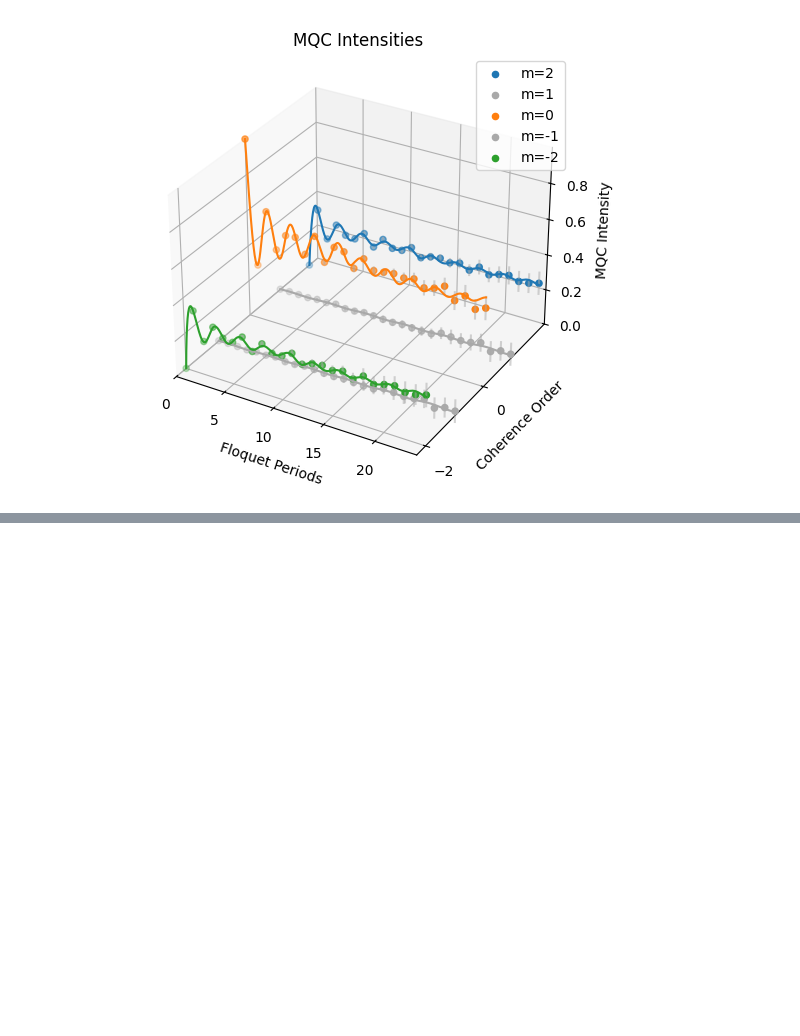
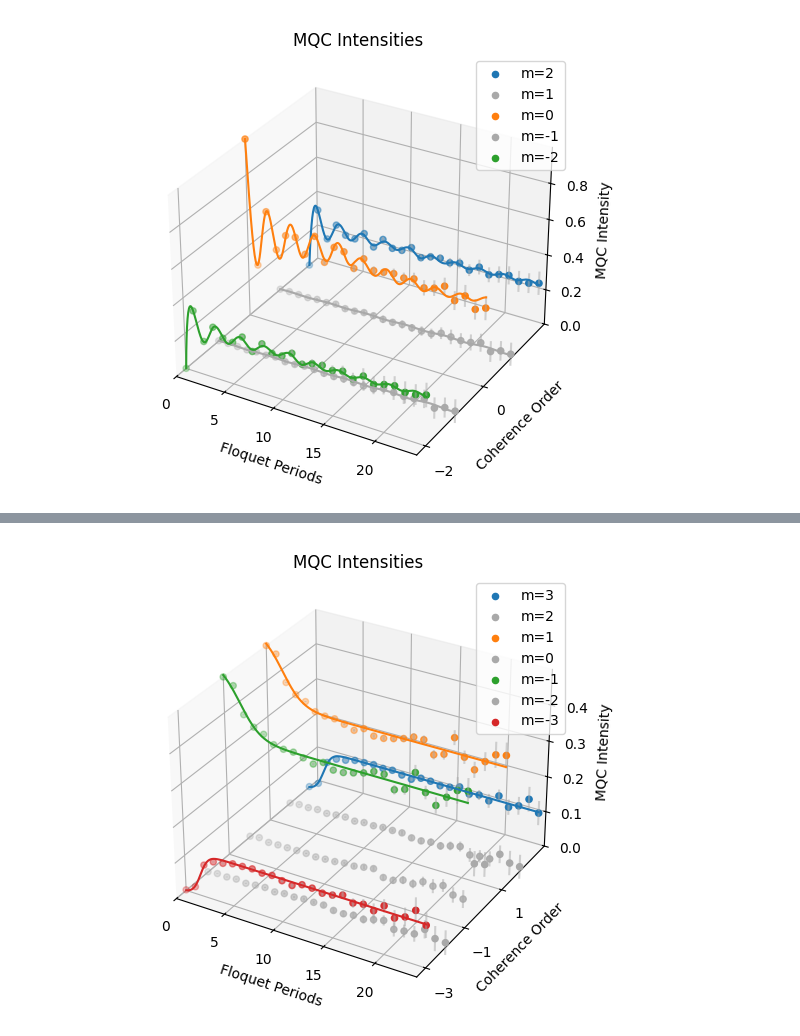
Before and after one commit to MasonBates/qeg-nmr-expt, a Jupyter notebook: mqc.ipynb, the cells around one changed output, grey strips where cells are left out. Saved outputs shown, nothing was run; the diff lists cells and outputs as text; code cells hidden in the pictures; blank space fills up the shorter version.

```diff
--- a/mqc.ipynb
+++ b/mqc.ipynb
@@ -240,0 +371,83 @@ plt.show()
+# %%
+data_path = settings.save_dir / "experiment_0007/data.json"
+
+if data_path is not None:
+    with open(data_path, "r") as f:
+        data_dict = json.load(f)
+elif expt is not None:
+    data_dict = expt.data
+else: raise ValueError("Must provide either data_path or expt for analysis.")
+
+re = np.array(data_dict["I_data"]) * 1e6
+im = np.array(data_dict["Q_data"]) * 1e6
+periods = np.array(data_dict["sweep_axis_outer"])
+rotation_deg = np.array(data_dict["sweep_axis_inner"])
+re = re[:, :, 0]  # Plot first point of FID for each period & rotation
+n_periods, n_phi = re.shape
+
+# error bars from standard deviation of im tail
+n_tail = min(20, im.shape[2])
+noise_floor = np.std(im[:, :, -n_tail:], axis=2)  # shape (period, phi)
+std = np.mean(noise_floor, axis=1)  # shape (period,)
+std_mqc = std[:, None] / np.sqrt(n_phi) # Propagate noise to MQC intensities (magnitude of FFT)
+std_mqc = std_mqc / re[:, 0][:, np.newaxis] #remove echo_decay
+
+mqc_intensity, coherence_orders = get_mqc_intensity(re, im, periods, rotation_deg, True)
+mqc_decayless, coherence_orders = get_mqc_intensity(re, im, periods, rotation_deg, False)
+
+# second moment
+allowed = np.isin(coherence_orders, [0, -2, 2])
+I_sel = mqc_intensity[:, allowed]
+m_sel = coherence_orders[allowed]
+m2_restricted = np.sum((m_sel**2) * I_sel, axis=1) / np.sum(I_sel, axis=1)
+
+# 3D Plot
+fig = plt.figure()
+ax = fig.add_subplot(111, projection='3d')
+
+# render MQC intensity of each order back to front
+sort_idx = np.argsort(coherence_orders)[::-1]
+for j in sort_idx: #sort_idx:
+    if coherence_orders[j] >= -3 and coherence_orders[j] <= 3:
+        # gray out lines where MQC intensity < 3σ stddev to de-emphasize noise floor
+        if np.mean(mqc_intensity[:-10, j] / (std_mqc[10:, 0])) < 3 :
+            color = 'darkgray'
+        else:
+            color = None
+            def damped_bessel2(x, A, k, tau, b, beta, x0, c):
+                return (A  /(1+ np.exp(-((x-x0) / tau)))) + b
+            if coherence_orders[j] == 0:
+                popt, pcov = curve_fit(damped_bessel2, periods, mqc_intensity[:,j])
+            else:
+                popt, pcov = curve_fit(damped_bessel2, periods, mqc_intensity[:,j])
+            x_fit = np.linspace(min(periods), max(periods), 500)
+            y_fit = damped_bessel2(x_fit, *popt)
+            print(*popt)
+
+            # Account for decay
+            def exponent(x, tau, beta): return (-(x/tau)**beta)
+            popt2, pcov = curve_fit(exponent, periods, np.log(re[:, 0]/re[0,0]))
+            tau2_fit, beta2_fit = popt2
+            decayfit = np.exp(exponent(x_fit, tau2_fit, beta2_fit))
+            decayinterp = np.interp(np.linspace(0, 24, 500), np.arange(25), re[:, 0]/re[0,0])
+            decay = np.where(decayinterp > 0.15, decayinterp, decayfit)
+
+            ax.plot(x_fit, np.full_like(x_fit, coherence_orders[j]), (y_fit),
+                    color=color, zorder=999)
+
+            print(*popt2)
+
+        ax.scatter(periods, np.full_like(periods, coherence_orders[j]),
+            mqc_intensity[:, j], color=color, zorder=999, label =f"m={coherence_orders[j]:.0f}")
+        ax.errorbar(periods, np.full_like(periods, coherence_orders[j]), mqc_intensity[:, j],
+            zerr=std_mqc[:, 0], fmt='none', ecolor='darkgray', alpha=0.5, zorder=1)
+
+ax.set_xlabel("Floquet Periods"); ax.set_xlim(0, periods.max())
+ax.set_ylabel("Coherence Order"); ax.set_yticks(np.arange(-3, 3, step=2))
+ax.set_zlabel("MQC Intensity"); ax.set_zlim(0, mqc_intensity.max())
+
+plt.title("MQC Intensities")
+plt.tight_layout()
+plt.legend()
+plt.show()
+# %% [output]
@@ -240,0 +462 @@ plt.show()
+[figure, added]
```
Also changed, not shown: parts of 10 cells of this notebook.
